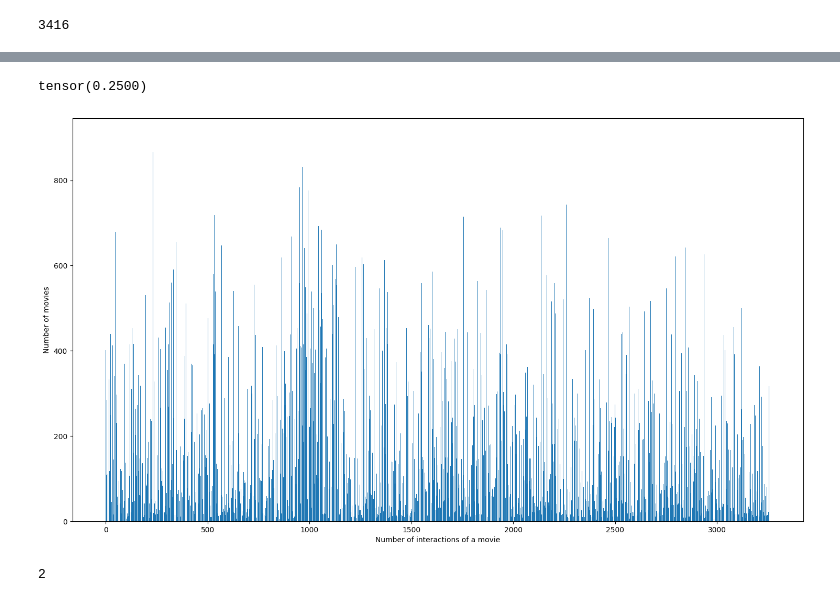
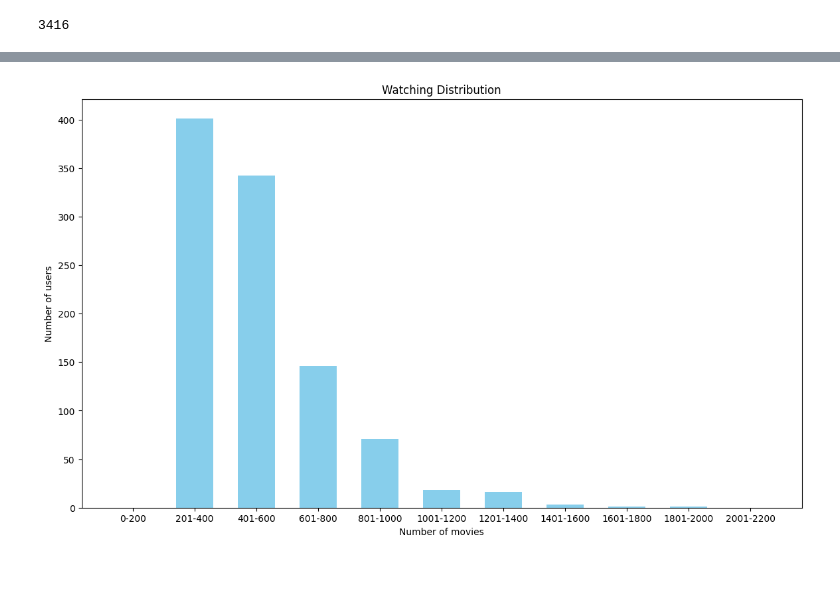
Before and after one commit to hieunt1410/LightBPR, a Jupyter notebook: ML_1M_Processing.ipynb, the cells around one changed output, grey strips where cells are left out. Cells and saved outputs as stored; diff of their text form; code cells hidden in the pictures; blank space fills up the shorter version.

```diff
--- a/ML_1M_Processing.ipynb
+++ b/ML_1M_Processing.ipynb
@@ -51,9 +51,9 @@ with open('user_item.txt', 'w') as f:
     for movie in movie_list:
       f.write(f'{user}\t{movie}\n')
 # %%
-mintime = min(ratings.timestamp)
-maxtime = max(ratings.timestamp)
-ratings['timestamp_norm'] = ratings.timestamp.apply(
-    lambda x: x - mintime
-)
+# mintime = min(ratings.timestamp)
+# maxtime = max(ratings.timestamp)
+# ratings['timestamp_norm'] = ratings.timestamp.apply(
+#     lambda x: x - mintime
+# )
 # %%
@@ -277,36 +264,30 @@ len(eli_unique)
-# %%
-import torch
-def get_jaccard(pred, grd):
-    # pred = pred.to(grd.device)
-    intersect = intersect = torch.matmul(pred, grd.T)
-    total_a = torch.sum(pred, dim=1).view(-1, 1)
-    total_b = torch.sum(grd, dim=1).view(1, -1)
-    total_overlap = total_a + total_b
-    total = total_overlap - intersect
-    cnt = pred.shape[0] - (grd.sum(dim=1) == 0).sum().item()
-
-    return torch.mean(intersect / total) / cnt
-
-a = torch.tensor([[1,0,1], [0,1,1]])
-b = torch.tensor([[1,1,0], [1,1,1]])
-get_jaccard(a, b)
-# %% [output]
-tensor(0.2500)
 # %%
-ui_ = {item: 0 for item in ratings.movieidn.unique()}
-for item in ratings.movieidn.unique():
-  for user in user_list:
-    if item in ui[user]:
-      ui_[item] += 1
+# ui_ = {item: 0 for item in ratings.movieid.unique()}
+# for item in ratings.movieid.unique():
+#   for user in user_list:
+#     if item in ui[user]:
+#       ui_[item] += 1
 
-plt.figure(figsize=(18, 10))
-plt.bar(ui_.keys(), ui_.values())
-plt.xlabel('Number of interactions of a movie')
-plt.ylabel('Number of movies')
+# plt.figure(figsize=(18, 10))
+# plt.bar(ui_.keys(), ui_.values())
+# plt.xlabel('Number of interactions of a movie')
+# plt.ylabel('Number of movies')
+# plt.show()
+index_ranges = [(0, 200), (201, 400), (401, 600), (601, 800), (801, 1000), (1001, 1200), (1201, 1400), (1401, 1600), (1601, 1800), (1801, 2000), (2001, 2200)]
+movies_cnt = [0] * len(index_ranges)
+for user, item in ui.items():
+    for i, (start, end) in enumerate(index_ranges):
+        if start <= len(item) <= end:
+            movies_cnt[i] += 1
+            break
+
+x_labels = [f"{start}-{end}" for start, end in index_ranges]
+
+plt.figure(figsize=(14, 8))
+plt.bar(x_labels, movies_cnt, color='skyblue', width=0.6)
+plt.xlabel('Number of movies')
+plt.ylabel('Number of users')
+plt.title('Watching Distribution')
 plt.show()
 # %% [output]
-[figure, old version]
+[figure, new version]
-# %%
-min(ui_.values())
-# %% [output]
-2
```
Also changed, not shown: parts of 13 cells of this notebook.
